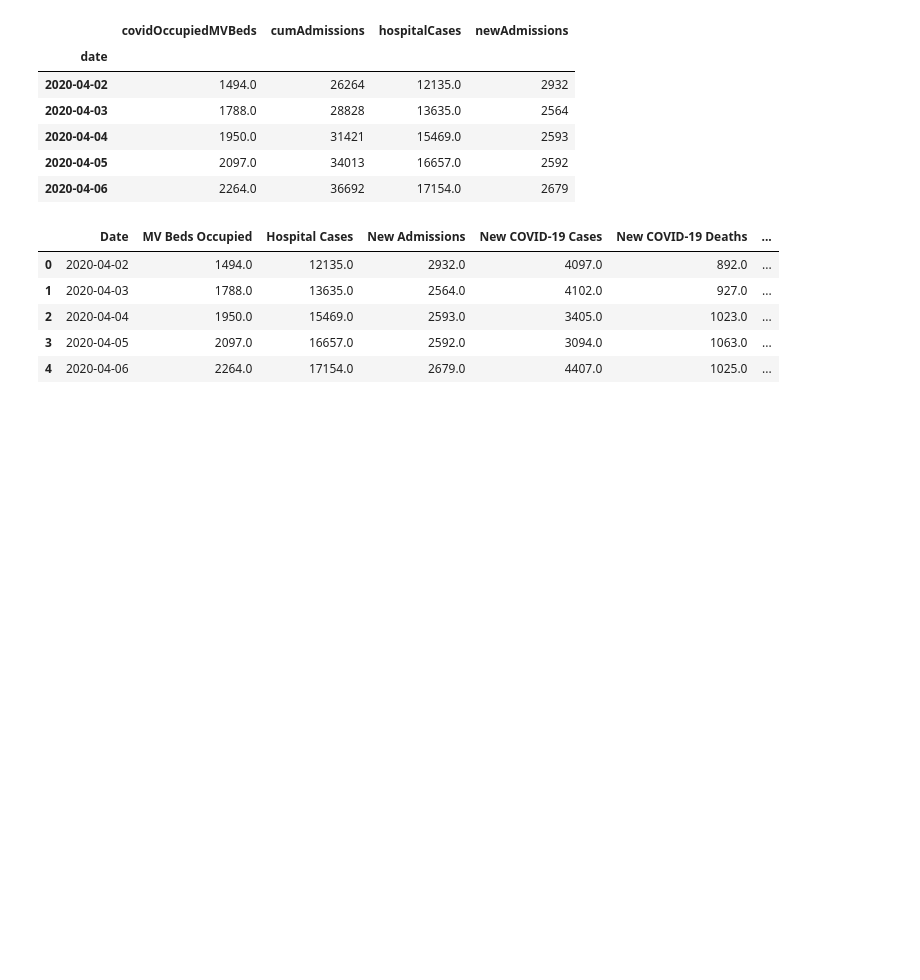
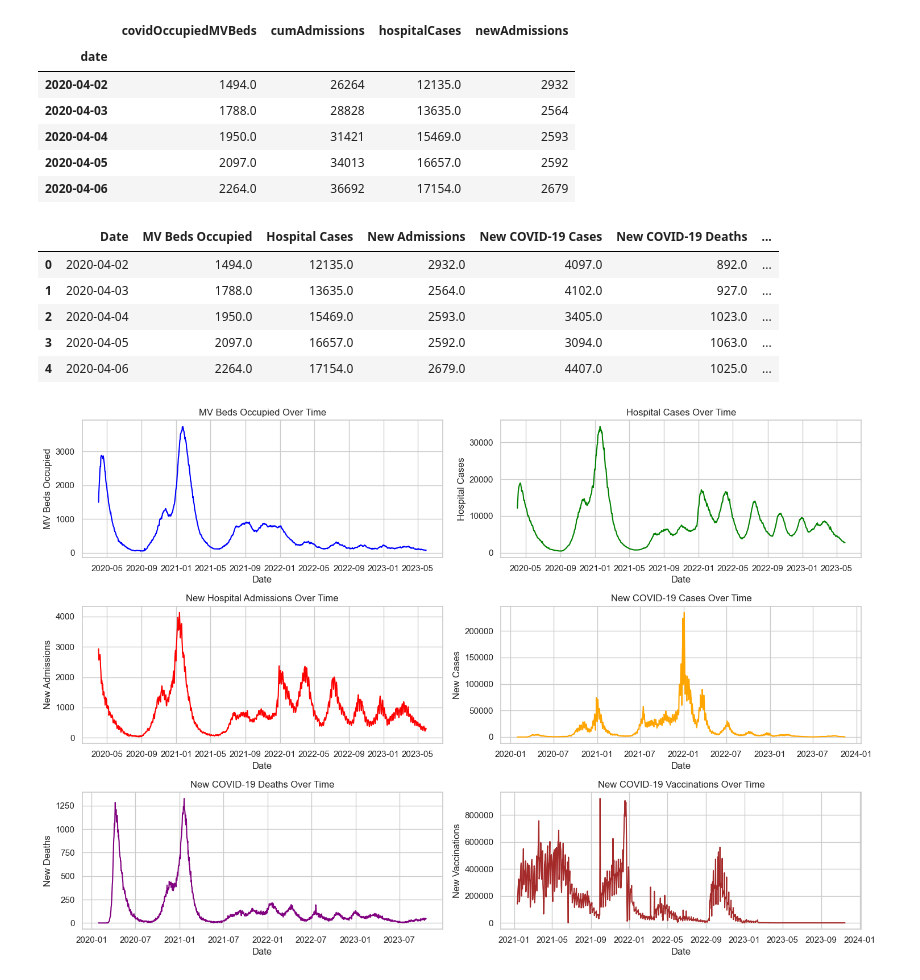
Before and after one commit to michaelajao/Multivate-forecasting, a Jupyter notebook: script/Data_preprocess.ipynb, the cells around one changed output. Cells and saved outputs as stored; diff of their text form; code cells hidden in the pictures; blank space fills up the shorter version.

```diff
--- a/script/Data_preprocess.ipynb
+++ b/script/Data_preprocess.ipynb
@@ -176,3 +176,59 @@ combined_data.head()
 | 2 | 2020-04-04 | 1950.0 | 15469.0 | 2593.0 | 3405.0 | 1023.0 | ... |
 | 3 | 2020-04-05 | 2097.0 | 16657.0 | 2592.0 | 3094.0 | 1063.0 | ... |
 | 4 | 2020-04-06 | 2264.0 | 17154.0 | 2679.0 | 4407.0 | 1025.0 | ... |
+# %%
+import matplotlib.pyplot as plt
+import seaborn as sns
+
+# Setting the visualization style
+sns.set(style="whitegrid")
+
+# Visualizing all the data
+plt.figure(figsize=(15, 10))
+
+# MV Beds Occupied
+plt.subplot(3, 2, 1)
+sns.lineplot(data=combined_data, x='Date', y='MV Beds Occupied', color='blue')
+plt.title('MV Beds Occupied Over Time')
+plt.xlabel('Date')
+plt.ylabel('MV Beds Occupied')
+
+# Hospital Cases
+plt.subplot(3, 2, 2)
+sns.lineplot(data=combined_data, x='Date', y='Hospital Cases', color='green')
+plt.title('Hospital Cases Over Time')
+plt.xlabel('Date')
+plt.ylabel('Hospital Cases')
+
+# New Admissions
+plt.subplot(3, 2, 3)
+sns.lineplot(data=combined_data, x='Date', y='New Admissions', color='red')
+plt.title('New Hospital Admissions Over Time')
+plt.xlabel('Date')
+plt.ylabel('New Admissions')
+
+# New COVID-19 Cases
+plt.subplot(3, 2, 4)
+sns.lineplot(data=combined_data, x='Date', y='New COVID-19 Cases', color='orange')
+plt.title('New COVID-19 Cases Over Time')
+plt.xlabel('Date')
+plt.ylabel('New Cases')
+
+# New COVID-19 Deaths
+plt.subplot(3, 2, 5)
+sns.lineplot(data=combined_data, x='Date', y='New COVID-19 Deaths', color='purple')
+plt.title('New COVID-19 Deaths Over Time')
+plt.xlabel('Date')
+plt.ylabel('New Deaths')
+
+# New Vaccinations
+plt.subplot(3, 2, 6)
+sns.lineplot(data=combined_data, x='Date', y='New Vaccinations', color='brown')
+plt.title('New COVID-19 Vaccinations Over Time')
+plt.xlabel('Date')
+plt.ylabel('New Vaccinations')
+
+plt.tight_layout()
+plt.show()
+# %% [output]
+[figure, added]
```
